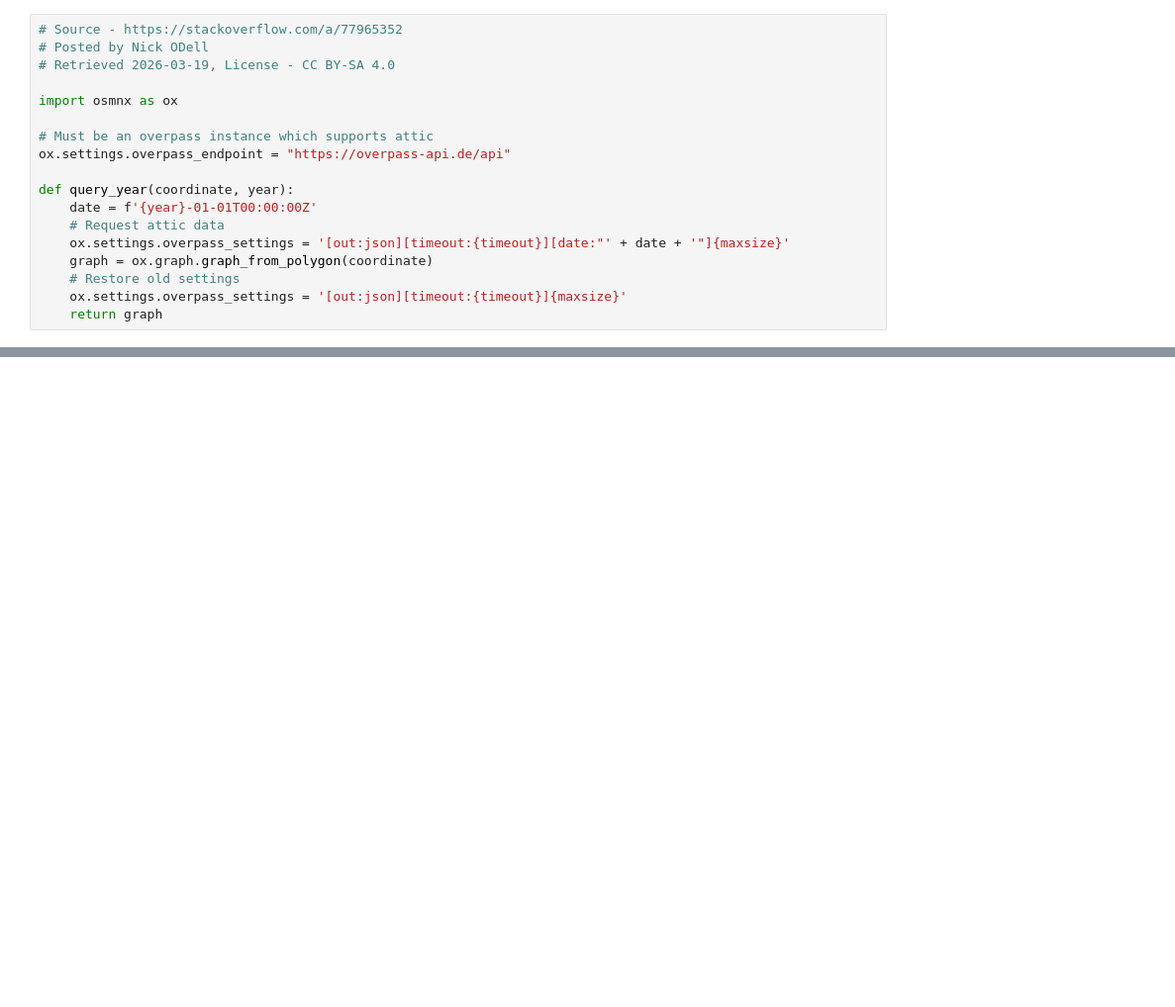
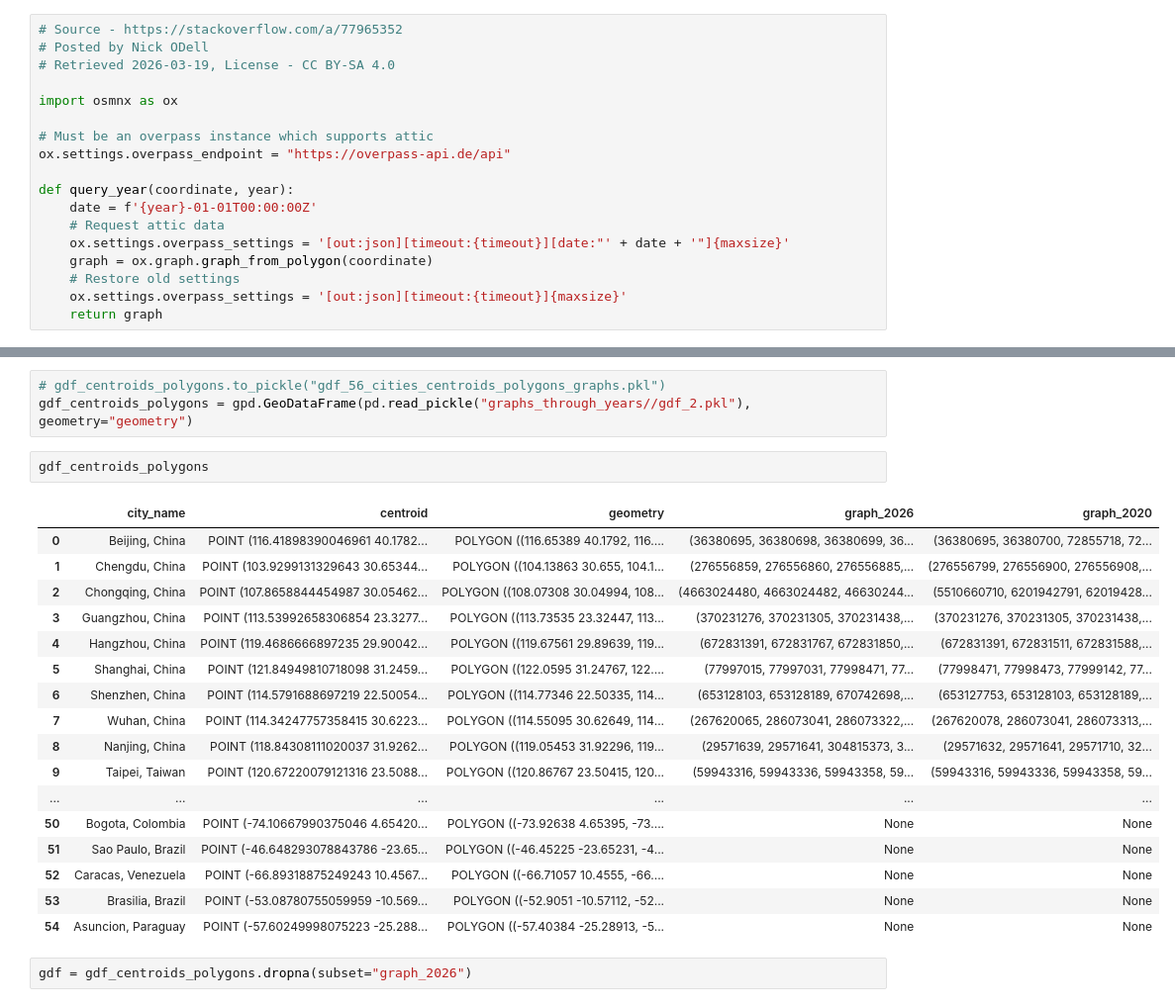
Before and after one commit to GeorgeKontsevik/corr_transport_street_pattern, a Jupyter notebook: through_years.ipynb, the cells around one changed output, grey strips where cells are left out. Shown at 99% size. Drawn from its saved outputs; the diff is of its cells as text; blank space fills up the shorter version.

```diff
--- a/through_years.ipynb
+++ b/through_years.ipynb
@@ -174,0 +190,25 @@ KeyboardInterrupt:
+# %%
+# gdf_centroids_polygons.to_pickle("gdf_56_cities_centroids_polygons_graphs.pkl")
+gdf_centroids_polygons = gpd.GeoDataFrame(pd.read_pickle("graphs_through_years//gdf_2.pkl"), geometry="geometry")
+# %%
+gdf_centroids_polygons
+# %% [output]
+|  | city_name | centroid | geometry | graph_2026 | graph_2020 |
+| 0 | Beijing, China | POINT (116.41898390046961 40.1782... | POLYGON ((116.65389 40.1792, 116.... | (36380695, 36380698, 36380699, 36... | (36380695, 36380700, 72855718, 72... |
+| 1 | Chengdu, China | POINT (103.9299131329643 30.65344... | POLYGON ((104.13863 30.655, 104.1... | (276556859, 276556860, 276556885,... | (276556799, 276556900, 276556908,... |
+| 2 | Chongqing, China | POINT (107.8658844454987 30.05462... | POLYGON ((108.07308 30.04994, 108... | (4663024480, 4663024482, 46630244... | (5510660710, 6201942791, 62019428... |
+| 3 | Guangzhou, China | POINT (113.53992658306854 23.3277... | POLYGON ((113.73535 23.32447, 113... | (370231276, 370231305, 370231438,... | (370231276, 370231305, 370231438,... |
+| 4 | Hangzhou, China | POINT (119.4686666897235 29.90042... | POLYGON ((119.67561 29.89639, 119... | (672831391, 672831767, 672831850,... | (672831391, 672831511, 672831588,... |
+| 5 | Shanghai, China | POINT (121.84949810718098 31.2459... | POLYGON ((122.0595 31.24767, 122.... | (77997015, 77997031, 77998471, 77... | (77998471, 77998473, 77999142, 77... |
+| 6 | Shenzhen, China | POINT (114.5791688697219 22.50054... | POLYGON ((114.77346 22.50335, 114... | (653128103, 653128189, 670742698,... | (653127753, 653128103, 653128189,... |
+| 7 | Wuhan, China | POINT (114.34247757358415 30.6223... | POLYGON ((114.55095 30.62649, 114... | (267620065, 286073041, 286073322,... | (267620078, 286073041, 286073313,... |
+| 8 | Nanjing, China | POINT (118.84308111020037 31.9262... | POLYGON ((119.05453 31.92296, 119... | (29571639, 29571641, 304815373, 3... | (29571632, 29571641, 29571710, 32... |
+| 9 | Taipei, Taiwan | POINT (120.67220079121316 23.5088... | POLYGON ((120.86767 23.50415, 120... | (59943316, 59943336, 59943358, 59... | (59943316, 59943336, 59943358, 59... |
+| ... | ... | ... | ... | ... | ... |
+| 50 | Bogota, Colombia | POINT (-74.10667990375046 4.65420... | POLYGON ((-73.92638 4.65395, -73.... | None | None |
+| 51 | Sao Paulo, Brazil | POINT (-46.648293078843786 -23.65... | POLYGON ((-46.45225 -23.65231, -4... | None | None |
+| 52 | Caracas, Venezuela | POINT (-66.89318875249243 10.4567... | POLYGON ((-66.71057 10.4555, -66.... | None | None |
+| 53 | Brasilia, Brazil | POINT (-53.08780755059959 -10.569... | POLYGON ((-52.9051 -10.57112, -52... | None | None |
+| 54 | Asuncion, Paraguay | POINT (-57.60249998075223 -25.288... | POLYGON ((-57.40384 -25.28913, -5... | None | None |
+# %%
+gdf = gdf_centroids_polygons.dropna(subset="graph_2026")
```
Also changed, not shown: parts of 12 cells of this notebook, 1 other file.
